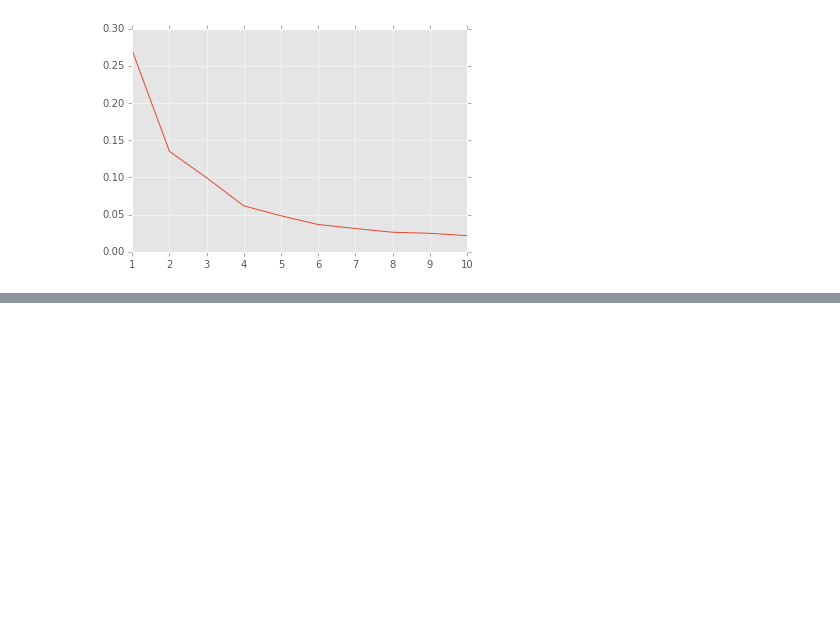
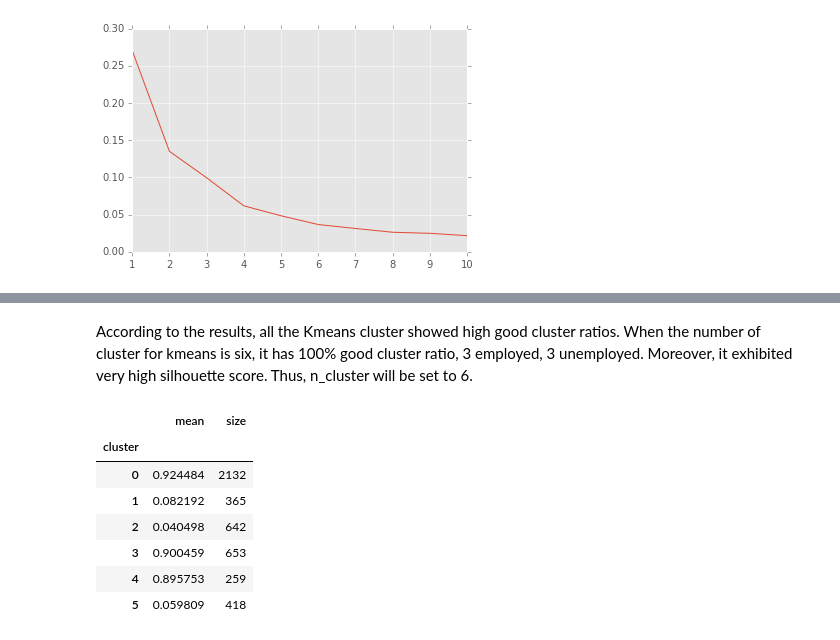
Before and after one commit to banjopickin/women_workforce, a Jupyter notebook: cluster_fc.ipynb, the cells around one changed output, grey strips where cells are left out. Saved outputs shown, nothing was run; the diff lists cells and outputs as text; code cells hidden in the pictures; blank space fills up the shorter version.

```diff
--- a/cluster_fc.ipynb
+++ b/cluster_fc.ipynb
@@ -94,0 +111,2 @@ fc_df['cluster'] = km.labels_
+# %% [markdown]
+According to the results, all the Kmeans cluster showed high good cluster ratios. When the number of cluster for kmeans is six, it has 100% good cluster ratio, 3 employed, 3 unemployed. Moreover, it exhibited very high silhouette score. Thus, n_cluster will be set to 6.
@@ -94,0 +117,11 @@ fc_df['cluster'] = km.labels_
+# %%
+fc_df.groupby('cluster')['employed'].agg([np.mean,np.size])
+# %% [output]
+|  | mean | size |
+| cluster |  |  |
+| 0 | 0.924484 | 2132 |
+| 1 | 0.082192 | 365 |
+| 2 | 0.040498 | 642 |
+| 3 | 0.900459 | 653 |
+| 4 | 0.895753 | 259 |
+| 5 | 0.059809 | 418 |
```
Also changed, not shown: parts of 15 cells of this notebook, 1 other file.
